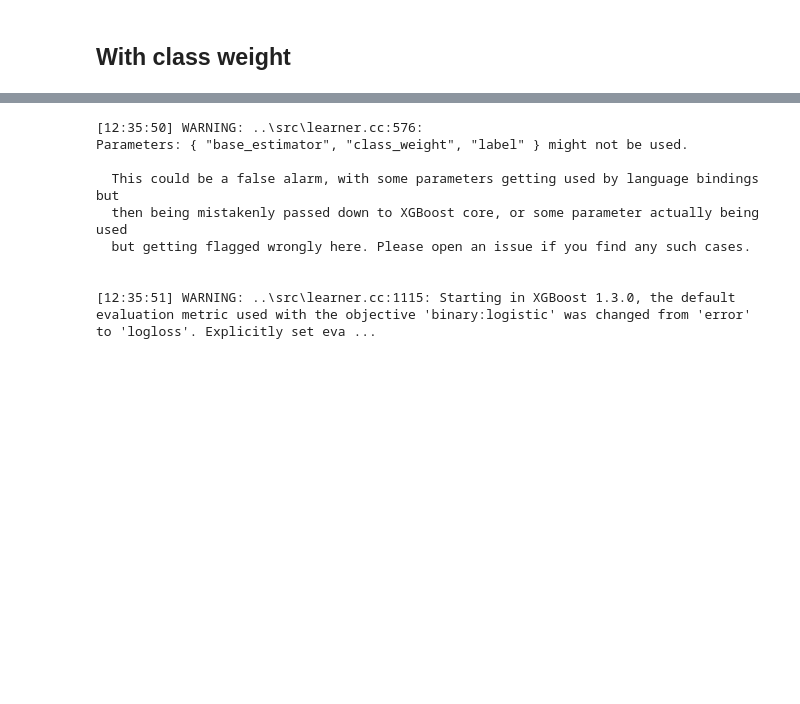
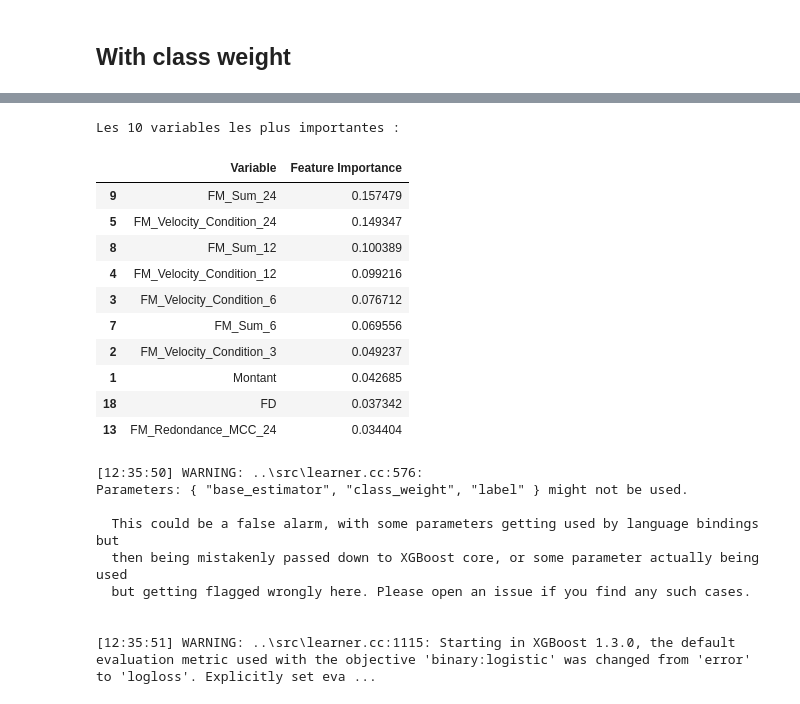
Before and after one commit to AleMax2/Scoring, a Jupyter notebook: Scoring .ipynb, the cells around one changed output, grey strips where cells are left out. Drawn from its saved outputs; the diff is of its cells as text; code cells hidden in the pictures; blank space fills up the shorter version.

```diff
--- a/Scoring .ipynb
+++ b/Scoring .ipynb
@@ -1408,2 +1417,27 @@ Best Threshold=0.136821, F-Score=0.326
 # %% [markdown]
 ## With class weight
+# %%
+param_dict_bayes_RF = {
+    'n_estimators' : Integer(10,200),
+    'criterion': Categorical(['gini', 'entropy']),
+    'max_depth': Integer(3,10),
+    'bootstrap':Categorical([True,False])}
+
+NB_ITER = 5
+
+opt = BayesSearchCV(RandomForestClassifier(class_weight='balanced'),param_dict_bayes_RF,n_iter=NB_ITER,cv=5,scoring = 'roc_auc')
+
+start = timer()
+opt.fit(X_train2, Y_train)
+delais = timer()- start
+best_param_opti_bayes = opt.best_params_
+best_score_opti_bayes = opt.best_score_
+all_result_opti_bayes = opt.cv_results_
+print(" #### RECHERCHE DES PARAMETRES OPTIMAUX POUR LE RANDOM FOREST #### ")
+print(" \n Durée de recherche en seconde :")
+print(delais)
+print("\n Paramètres optimaux : ")
+best_param_opti_bayes =opt.best_params_
+print(best_param_opti_bayes)
+best_score_opti_bayes = opt.best_score_
+print("\n Résultats  : " + str(best_score_opti_bayes))
@@ -1410,3 +1509,25 @@ Best Threshold=0.136821, F-Score=0.326
+# %%
+importance_variable_rf = pd.DataFrame()
+importance_variable_rf["Variable"]= X_train2.columns.tolist()
+importance_variable_rf["Feature Importance"] = rf_clf.feature_importances_
+
+importance_variable_rf.sort_values(by = "Feature Importance", axis=0, ascending=False, inplace=True)
+
+print("Les 10 variables les plus importantes : \n")
+importance_variable_rf.head(10)
+# %% [output]
+Les 10 variables les plus importantes :
+|  | Variable | Feature Importance |
+| 9 | FM_Sum_24 | 0.157479 |
+| 5 | FM_Velocity_Condition_24 | 0.149347 |
+| 8 | FM_Sum_12 | 0.100389 |
+| 4 | FM_Velocity_Condition_12 | 0.099216 |
+| 3 | FM_Velocity_Condition_6 | 0.076712 |
+| 7 | FM_Sum_6 | 0.069556 |
+| 2 | FM_Velocity_Condition_3 | 0.049237 |
+| 1 | Montant | 0.042685 |
+| 18 | FD | 0.037342 |
+| 13 | FM_Redondance_MCC_24 | 0.034404 |
 # %%
 param_dict_XGB = {
     'objective':Categorical(['binary:logistic']),
```
Also changed, not shown: parts of 32 cells of this notebook.
